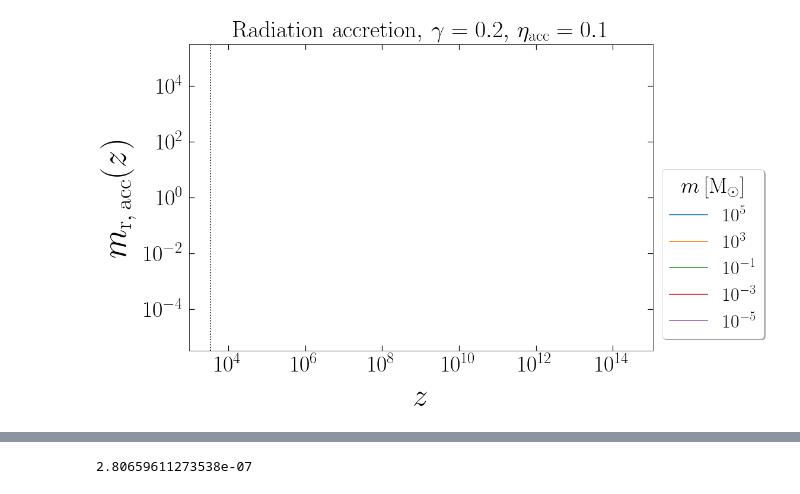
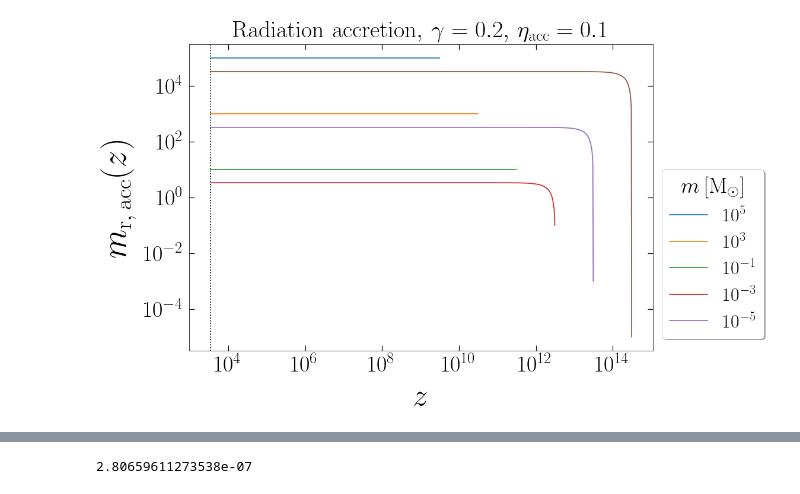
Before and after one commit to pratibhajangra591/project-2, a Jupyter notebook: acc_trial.ipynb, the cells around one changed output, grey strips where cells are left out. Cells and saved outputs as stored; diff of their text form; code cells hidden in the pictures.

```diff
--- a/acc_trial.ipynb
+++ b/acc_trial.ipynb
@@ -37,14 +37,12 @@ m2_arr = np.geomspace(1e5, 1e-5, 6)
 # Here, γ is the ratio between the PBH mass and the horizon mass.
 
 
-def m_racc(t, y):
-    def c_s(z):
-        return c/np.sqrt(3)
+def m_racc(t, m):
     z = t
     m = y[0]
-    β = -((4 * π * (G**2) * η_acc)) * np.sqrt(3/(8 * π * G * ρ_c0))
-    dm = ( m**2  * ((1 + z)**2))/ ((c_s(z)**3) * np.sqrt((Ω_r0 * ((1+z)**2)) + (Ω_m0 * (1+z))))
-    return β * dm
+    β = ((4 * π * (G**2) * η_acc)) * np.sqrt(3/(8 * π * G * ρ_c0))
+    dm = -β * (((m**2)  * ((1 + z)**2))/ ((c_s(z)**3) * np.sqrt((Ω_r0 * ((1+z)**2)) + (Ω_m0 * (1+z)))))
+    return  dm
 
 
 
@@ -61,35 +59,33 @@ plt.tick_params(axis = 'both', right=True, top=True, which = 'major', width= 1.2
 for i, (m1, color) in enumerate(zip(m1_arr, colors)):
     γ = 0.2
     z_i = z_pbh(m1,  γ)
-    t = np.geomspace(z_i, z_eq, 100000)
+    t = np.geomspace(z_i, z_eq, 1000)
     sol = solve_ivp(m_racc, t_span = [t[0], t[-1]], y0 = [m1],  t_eval = t)
-    t = sol.t
-    y = sol.y[0]
-    ax.loglog(t, y, color = color)
+    ax.loglog(sol.t, sol.y[0])
 
 
 
 
 
 
 plt.axvline(x = z_eq,  color = 'k',  linestyle = ':')
 ax.tick_params(axis='x', pad = 8.9)
 ax.tick_params(axis='y', pad = 8.9)
 
 
 plt.xticks(fontsize = 38)
 plt.yticks(fontsize = 38)
 plt.xlabel('$z$',fontsize = 52, labelpad = 14)
 plt.ylabel(r'$m_\mathrm{r,\, acc}(z) $',fontsize = 58, labelpad = 14)
 plt.legend(['$10^{5}$', r'$10^{3}$',
             '$10^{-1}$', '$10^{-3}$', r'$10^{-5}$'],
            prop = {'size':32}, loc = (1.02, 0.04), shadow = True,
            title = '$m\, [\mathrm{M_{\odot}}]$' ,
            title_fontsize = 37, facecolor = 'white', fontsize = 65)
 #plt.xlim(1e16, 0.5*z_eq)
 #plt.ylim(1e-5, 0.1)
 plt.title(r'Radiation accretion$,\, \gamma = 0.2, \,\eta_\mathrm{acc} = 0.1$', fontsize = 40, pad = 11)
 #plt.savefig('racc.pdf', bbox_inches = 'tight')
 plt.show()
 # %% [output]
-[figure, old version]
+[figure, new version]
```
Also changed, not shown: parts of 1 cell of this notebook.
